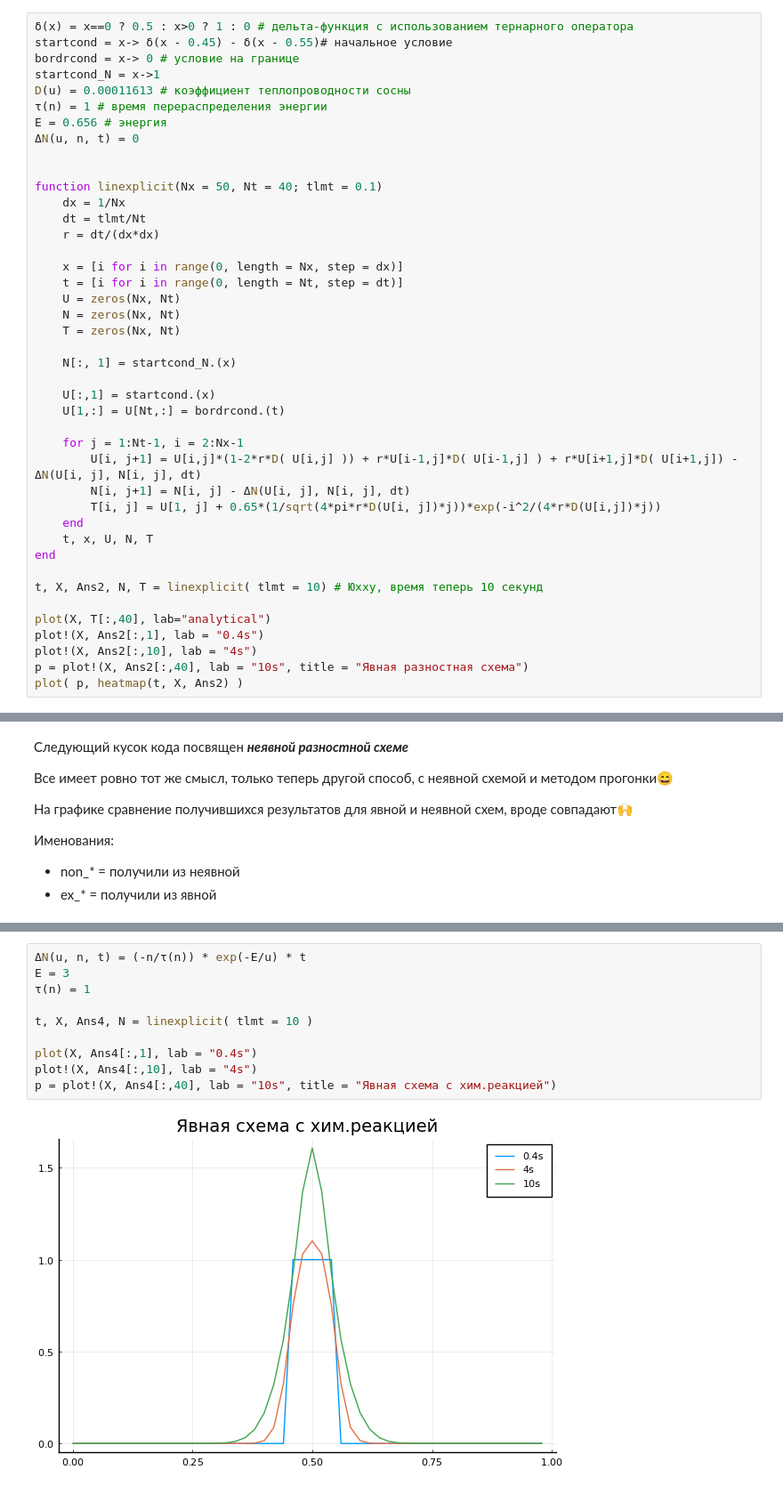
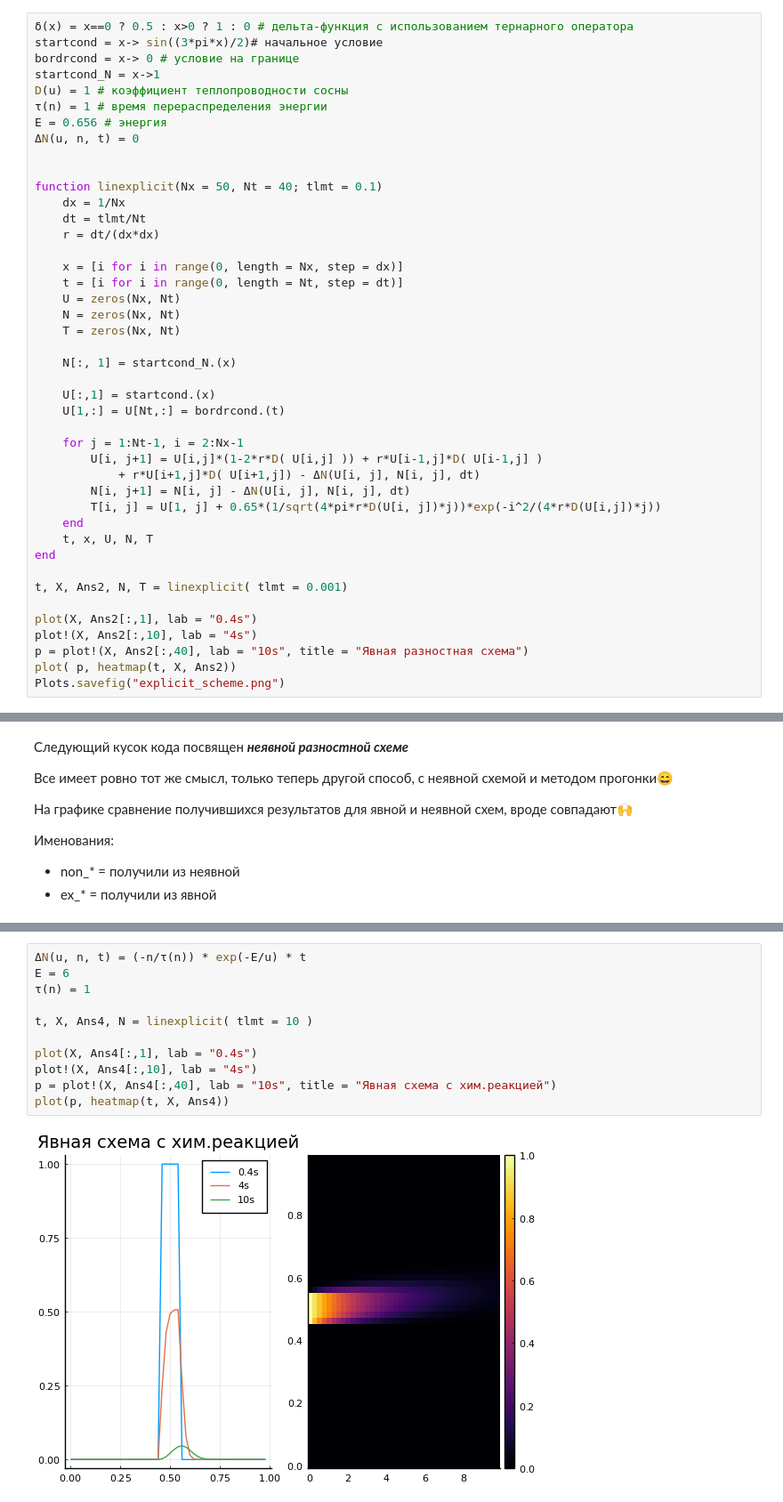
Before and after one commit to tekerinkin/study_2022-2023_mathmod, a Jupyter notebook: project-group/stage3/Untitled.ipynb, the cells around one changed output, grey strips where cells are left out. Shown at 89% size. Saved outputs shown, nothing was run; the diff lists cells and outputs as text.

```diff
--- a/project-group/stage3/Untitled.ipynb
+++ b/project-group/stage3/Untitled.ipynb
@@ -18,10 +18,10 @@ Plots.PyPlotBackend()
   - Второй график показывает по сути распространение тепла, (так и называется *heatmap*)
 # %%
 δ(x) = x==0 ? 0.5 : x>0 ? 1 : 0 # дельта-функция с использованием тернарного оператора
-startcond = x-> δ(x - 0.45) - δ(x - 0.55)# начальное условие
+startcond = x-> sin((3*pi*x)/2)# начальное условие
 bordrcond = x-> 0 # условие на границе
 startcond_N = x->1
-D(u) = 0.00011613 # коэффициент теплопроводности сосны
+D(u) = 1 # коэффициент теплопроводности сосны
 τ(n) = 1 # время перераспределения энергии
 E = 0.656 # энергия
 ΔN(u, n, t) = 0
@@ -44,18 +44,19 @@ function linexplicit(Nx = 50, Nt = 40; tlmt = 0.1)
     U[1,:] = U[Nt,:] = bordrcond.(t)
 
     for j = 1:Nt-1, i = 2:Nx-1
-        U[i, j+1] = U[i,j]*(1-2*r*D( U[i,j] )) + r*U[i-1,j]*D( U[i-1,j] ) + r*U[i+1,j]*D( U[i+1,j]) - ΔN(U[i, j], N[i, j], dt)
+        U[i, j+1] = U[i,j]*(1-2*r*D( U[i,j] )) + r*U[i-1,j]*D( U[i-1,j] )
+            + r*U[i+1,j]*D( U[i+1,j]) - ΔN(U[i, j], N[i, j], dt)
         N[i, j+1] = N[i, j] - ΔN(U[i, j], N[i, j], dt)
         T[i, j] = U[1, j] + 0.65*(1/sqrt(4*pi*r*D(U[i, j])*j))*exp(-i^2/(4*r*D(U[i,j])*j))
     end
     t, x, U, N, T
 end
 
-t, X, Ans2, N, T = linexplicit( tlmt = 10) # Юхху, время теперь 10 секунд
+t, X, Ans2, N, T = linexplicit( tlmt = 0.001)
 
-plot(X, T[:,40], lab="analytical")
-plot!(X, Ans2[:,1], lab = "0.4s")
+plot(X, Ans2[:,1], lab = "0.4s")
 plot!(X, Ans2[:,10], lab = "4s")
 p = plot!(X, Ans2[:,40], lab = "10s", title = "Явная разностная схема")
-plot( p, heatmap(t, X, Ans2) )
+plot( p, heatmap(t, X, Ans2))
+Plots.savefig("explicit_scheme.png")
 # %% [output]
@@ -126,12 +128,13 @@ p1 = plot!(X1, Ans3[:,40], lab = "non_10s", title = "Сравнение явно
 # %%
 ΔN(u, n, t) = (-n/τ(n)) * exp(-E/u) * t
-E = 3
+E = 6
 τ(n) = 1
 
 t, X, Ans4, N = linexplicit( tlmt = 10 )
 
 plot(X, Ans4[:,1], lab = "0.4s")
 plot!(X, Ans4[:,10], lab = "4s")
 p = plot!(X, Ans4[:,40], lab = "10s", title = "Явная схема с хим.реакцией")
+plot(p, heatmap(t, X, Ans4))
 # %% [output]
-[figure, old version]
+[figure, new version]
```
Also changed, not shown: parts of 5 cells of this notebook, 29 other files.
